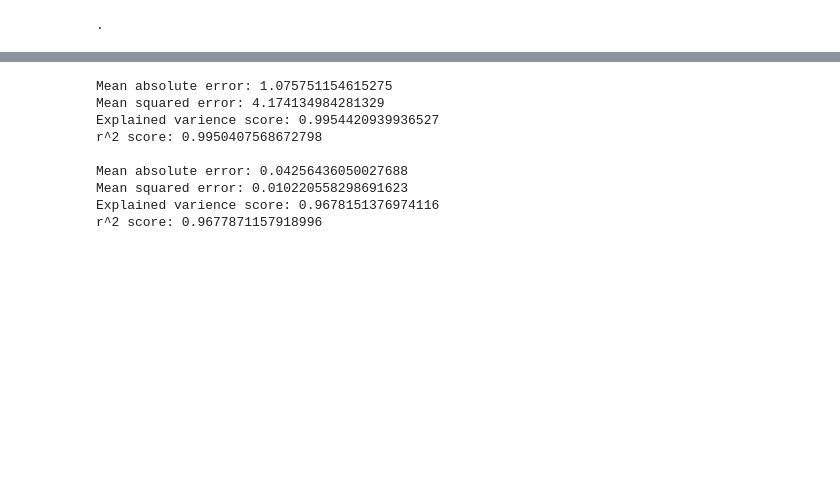
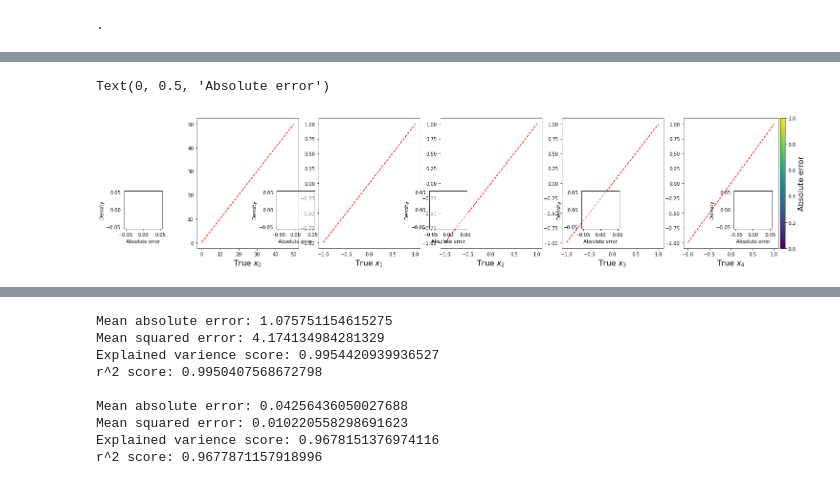
Before and after one commit to Orth-Research/ml_cr, a Jupyter notebook: DeepLearning.ipynb, the cells around one changed output, grey strips where cells are left out. Cells and saved outputs as stored; diff of their text form; code cells hidden in the pictures; blank space fills up the shorter version.

```diff
--- a/DeepLearning.ipynb
+++ b/DeepLearning.ipynb
@@ -18,9 +18,10 @@ from sklearn import preprocessing
 # %% [output]
 Using TensorFlow backend.
 # %%
-group = 'Oh'
+group = 'C4v'
 J = '4'
-dir = './TrainingData_{}_{}/'.format(group, J)
+w_sign = 1
+dir = './TrainingData_{}_{}/Experimental_network_{}/'.format(group, J, w_sign)
 # dir = './Experimental_network/'.format(group, J)
 data = dir + 'generated_data_{}.csv'
 targets = dir + 'generated_targets_{}.csv'
@@ -40,7 +41,7 @@ def cwt(data, channels=6, wavelet='morl'):
     """
     shape = data.shape[1]//channels
     size = data.shape[0]
-    scales = np.arange(1, shape+1)
+    scales = np.linspace(1, 200, shape)
 
     data_cwt = np.ndarray(shape=(size, shape, shape, channels), dtype=np.float16)
     for i in range(size):
@@ -147,7 +150,7 @@ _________________________________________________________________
 None
 # %%
 from keras.models import load_model
-model = load_model(dir + '{}_{}_model.h5'.format(group, J))
+model = load_model(dir + '{}_{}_{}_model.h5'.format(group, J, w_sign))
 # %%
 model.compile(optimizer='adam', loss='mse', metrics=['mae'])
 history = model.fit(x_train,
@@ -196,30 +212,33 @@ for i in range(len(y_pred[0])):
 # %%
 bad = pd.DataFrame()
 bad = res.loc[abs(res['error3']) >= 0.5]
 fig, ax = plt.subplots(ncols=len(y_pred[0])-1, nrows=1, figsize=(4*len(y_pred[0])-2,5)) #4 to tetra, 3.65 for hex
 zs = np.array([])
 for i in range(1, len(y_pred[0])-1):
     zs = np.concatenate([zs, bad['error{}'.format(i)]], axis=0)
-min_, max_ = zs.min(), zs.max()
-norm = plt.Normalize(min_, max_)
+# min_, max_ = zs.min(), zs.max()
+# norm = plt.Normalize(min_, max_)
 
 for i in range(0, len(y_pred[0])-1):
-    p = ax[i].scatter(bad['real{}'.format(i)], bad['pred{}'.format(i)], c=bad['real{}'.format(i)]-bad['pred{}'.format(i)], norm=norm)
+    p = ax[i].scatter(bad['real{}'.format(i)], bad['pred{}'.format(i)], c=bad['real{}'.format(i)]-bad['pred{}'.format(i)])
     if (i > 0):
         ax[i].plot([-1, 1], [-1, 1], c='r', ls='--')
     else:
         ax[i].plot([0, 50], [0, 50], c='r', ls='--')
-#     ax2 = plt.axes([0.23+((i-1)*0.201), 0.24, 0.20/(len(y_pred[0])-2), 0.22]) # 0.23+((i-1)*0.201) for tetragonal
+    ax2 = plt.axes([0.23+((i-1)*0.201), 0.24, 0.20/(len(y_pred[0])-2), 0.22]) # 0.23+((i-1)*0.201) for tetragonal
                                                                              # 0.27+((i-1)*0.27) for hex
-#     sns.distplot(bad['error{}'.format(i)], color="g", kde=True, ax=ax2, norm_hist=True)
+    sns.distplot(bad['error{}'.format(i)], color="g", kde=True, ax=ax2, norm_hist=True)
     ax2.set_xlabel('Absolute error')
     ax2.set_ylabel('Density')
     ax2.patch.set_alpha(0.5)
 
     ax[i].set_xlabel('True $x_{}$'.format(i), fontsize=16)
 
 cb = colorbar(p, False)
 cb.ax.set_ylabel('Absolute error', fontsize=16)
+# %% [output]
+Text(0, 0.5, 'Absolute error')
+[figure, added]
 # %%
 fig, ax = plt.subplots(ncols=len(y_pred[0])-2, nrows=1, figsize=(4*len(y_pred[0])-2,5)) #4 to tetra, 3.65 for hex
 zs = np.array([])
```
Also changed, not shown: parts of 4 cells of this notebook, 49 other files.
